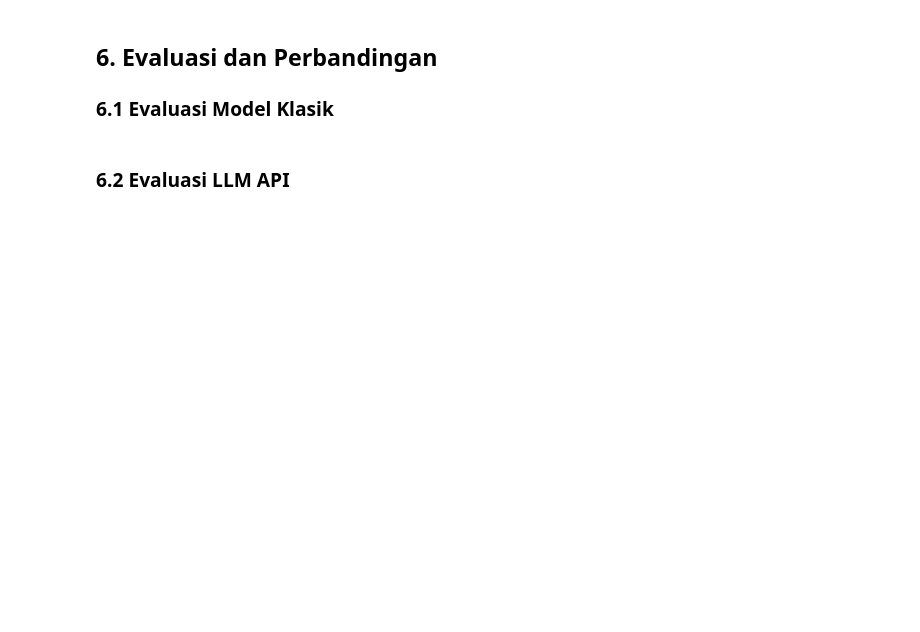
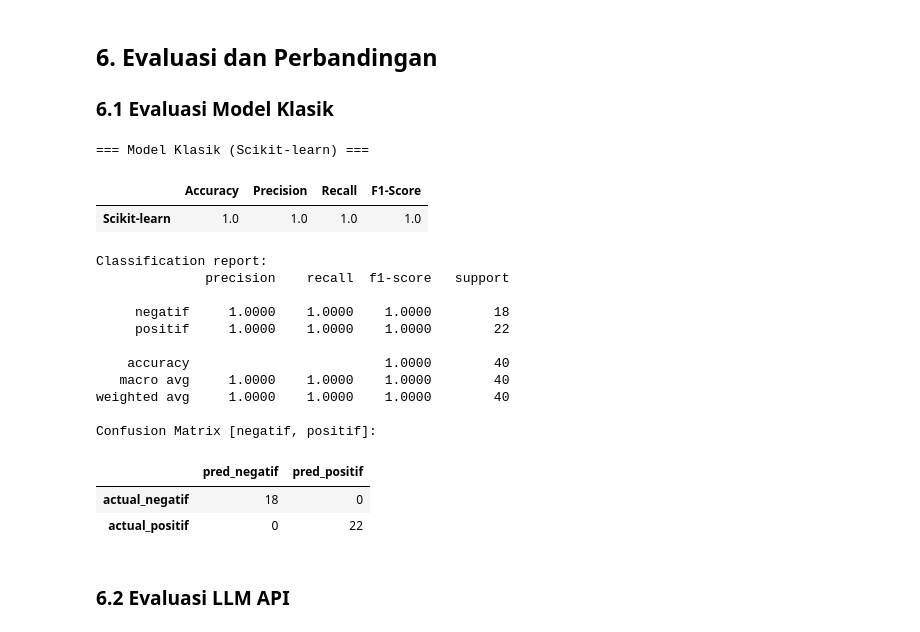
Before and after one commit to masheningIlham/assignment-model-experiment-mashening-ilhamsah, a Jupyter notebook: notebook/experiment_notebook.ipynb, the cells around one changed output. Saved outputs shown, nothing was run; the diff lists cells and outputs as text; code cells hidden in the pictures; blank space fills up the shorter version.

```diff
--- a/notebook/experiment_notebook.ipynb
+++ b/notebook/experiment_notebook.ipynb
@@ -143,10 +277,43 @@ for review in X_test:
 
 ### 6.1 Evaluasi Model Klasik
 # %%
-print('=== Model Klasik (Scikit-learn) ===')
-print('Accuracy:', accuracy_score(y_test, y_pred_classic))
-print(classification_report(y_test, y_pred_classic))
-print('Confusion Matrix:\n', confusion_matrix(y_test, y_pred_classic))
+print("=== Model Klasik (Scikit-learn) ===")
+classic_metrics = {
+    "Accuracy": accuracy_score(y_test, y_pred_classic),
+    "Precision": precision_score(y_test, y_pred_classic, pos_label="positif", zero_division=0),
+    "Recall": recall_score(y_test, y_pred_classic, pos_label="positif", zero_division=0),
+    "F1-Score": f1_score(y_test, y_pred_classic, pos_label="positif", zero_division=0),
+}
+
+display(pd.DataFrame([classic_metrics], index=["Scikit-learn"]))
+
+print("\nClassification report:")
+print(classification_report(y_test, y_pred_classic, labels=["negatif", "positif"], digits=4))
+
+print("Confusion Matrix [negatif, positif]:")
+display(pd.DataFrame(
+    confusion_matrix(y_test, y_pred_classic, labels=["negatif", "positif"]),
+    index=["actual_negatif", "actual_positif"],
+    columns=["pred_negatif", "pred_positif"],
+))
+# %% [output]
+=== Model Klasik (Scikit-learn) ===
+|  | Accuracy | Precision | Recall | F1-Score |
+| Scikit-learn | 1.0 | 1.0 | 1.0 | 1.0 |
+Classification report:
+              precision    recall  f1-score   support
+
+     negatif     1.0000    1.0000    1.0000        18
+     positif     1.0000    1.0000    1.0000        22
+
+    accuracy                         1.0000        40
+   macro avg     1.0000    1.0000    1.0000        40
+weighted avg     1.0000    1.0000    1.0000        40
+
+Confusion Matrix [negatif, positif]:
+|  | pred_negatif | pred_positif |
+| actual_negatif | 18 | 0 |
+| actual_positif | 0 | 22 |
 # %% [markdown]
 ### 6.2 Evaluasi LLM API
 # %%
```
Also changed, not shown: parts of 13 cells of this notebook, 3 other files.
